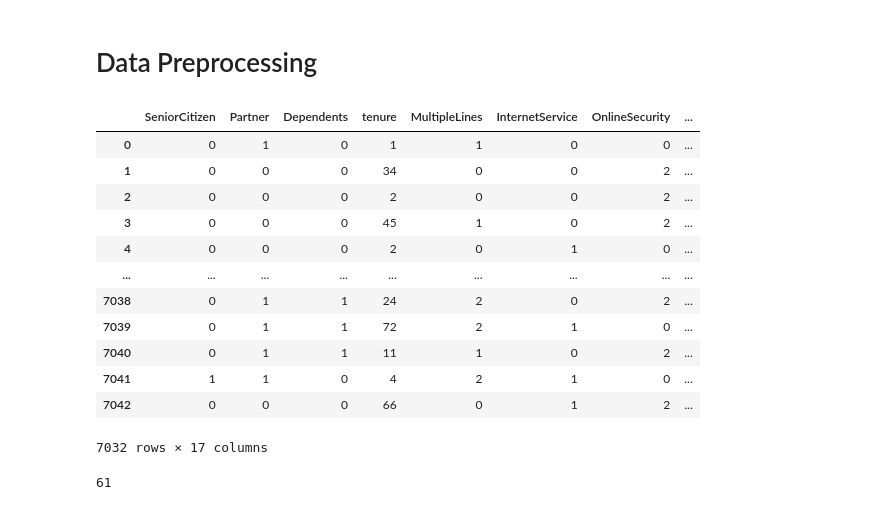
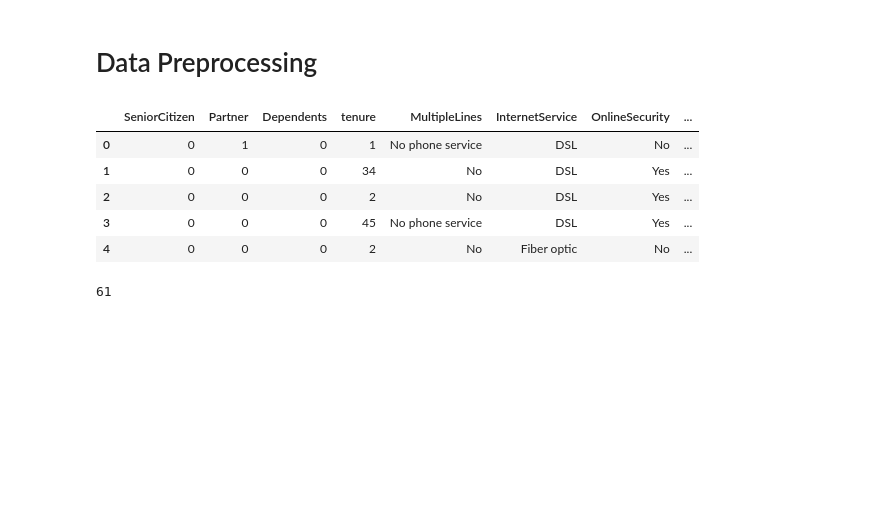
Before and after one commit to RomanGorelsky/lazy_fca_osda, a Jupyter notebook: lazy_fca_ips.ipynb, the cells around one changed output. Saved outputs shown, nothing was run; the diff lists cells and outputs as text; code cells hidden in the pictures; blank space fills up the shorter version.

```diff
--- a/lazy_fca_ips.ipynb
+++ b/lazy_fca_ips.ipynb
@@ -38,10 +40,16 @@ from typing import Any, List, Dict, Tuple
+# %%
+data['gender'] = data['gender'].map({'Female': 1, 'Male': 0})
+data['Partner'] = data['Partner'].map({'Yes': 1, 'No': 0})
+data['Dependents'] = data['Dependents'].map({'Yes': 1, 'No': 0})
+data['PhoneService'] = data['PhoneService'].map({'Yes': 1, 'No': 0})
+data['PaperlessBilling'] = data['PaperlessBilling'].map({'Yes': 1, 'No': 0})
+data['Churn'] = data['Churn'].map({"Yes": 1, "No": 0})
 # %%
-# data = pd.read_csv('telco-churn.csv')
-data = pd.read_csv('telco-churn.csv')
-data['Churn'] = data['Churn'].map({"Yes": 1, "No": 0})
 data["TotalCharges"] = pd.to_numeric(data["TotalCharges"], errors='coerce')
 data.drop_duplicates(inplace = True)
 data.dropna(inplace = True)
+
+data.drop(columns=['customerID'], inplace=True)
 # %%
 data.head()
 # %% [output]
@@ -54,6 +62,7 @@ data.head()
 # %%
-obj_cols = data.select_dtypes(include=object).columns
-for i in obj_cols:
+multiple_vals_cols = data.select_dtypes(include=object).columns
+data_not_labeled = data.copy()
+for i in multiple_vals_cols:
     le = LabelEncoder()
     data[i] = le.fit_transform(data[i])
 # %%
@@ -186,24 +180,20 @@ plt.show()
 # %% [markdown]
 # Data Preprocessing
+# %%
+X = data_not_labeled.drop(columns=['Churn'])
+X["TotalCharges"] = pd.to_numeric(X["TotalCharges"], errors='coerce')
 # %%
 # Remove columns: gender, PhoneService
 X = X.drop(['gender', 'PhoneService'], axis='columns')
 # %%
-X
+X.head()
 # %% [output]
 |  | SeniorCitizen | Partner | Dependents | tenure | MultipleLines | InternetService | OnlineSecurity | ... |
-| 0 | 0 | 1 | 0 | 1 | 1 | 0 | 0 | ... |
-| 1 | 0 | 0 | 0 | 34 | 0 | 0 | 2 | ... |
-| 2 | 0 | 0 | 0 | 2 | 0 | 0 | 2 | ... |
-| 3 | 0 | 0 | 0 | 45 | 1 | 0 | 2 | ... |
-| 4 | 0 | 0 | 0 | 2 | 0 | 1 | 0 | ... |
-| ... | ... | ... | ... | ... | ... | ... | ... | ... |
-| 7038 | 0 | 1 | 1 | 24 | 2 | 0 | 2 | ... |
-| 7039 | 0 | 1 | 1 | 72 | 2 | 1 | 0 | ... |
-| 7040 | 0 | 1 | 1 | 11 | 1 | 0 | 2 | ... |
-| 7041 | 1 | 1 | 0 | 4 | 2 | 1 | 0 | ... |
-| 7042 | 0 | 0 | 0 | 66 | 0 | 1 | 2 | ... |
+| 0 | 0 | 1 | 0 | 1 | No phone service | DSL | No | ... |
+| 1 | 0 | 0 | 0 | 34 | No | DSL | Yes | ... |
+| 2 | 0 | 0 | 0 | 2 | No | DSL | Yes | ... |
+| 3 | 0 | 0 | 0 | 45 | No phone service | DSL | Yes | ... |
+| 4 | 0 | 0 | 0 | 2 | No | Fiber optic | No | ... |
-7032 rows × 17 columns
 # %%
 # is there duplicated rows?
 print(X.duplicated().sum())
```
Also changed, not shown: parts of 56 cells of this notebook.
